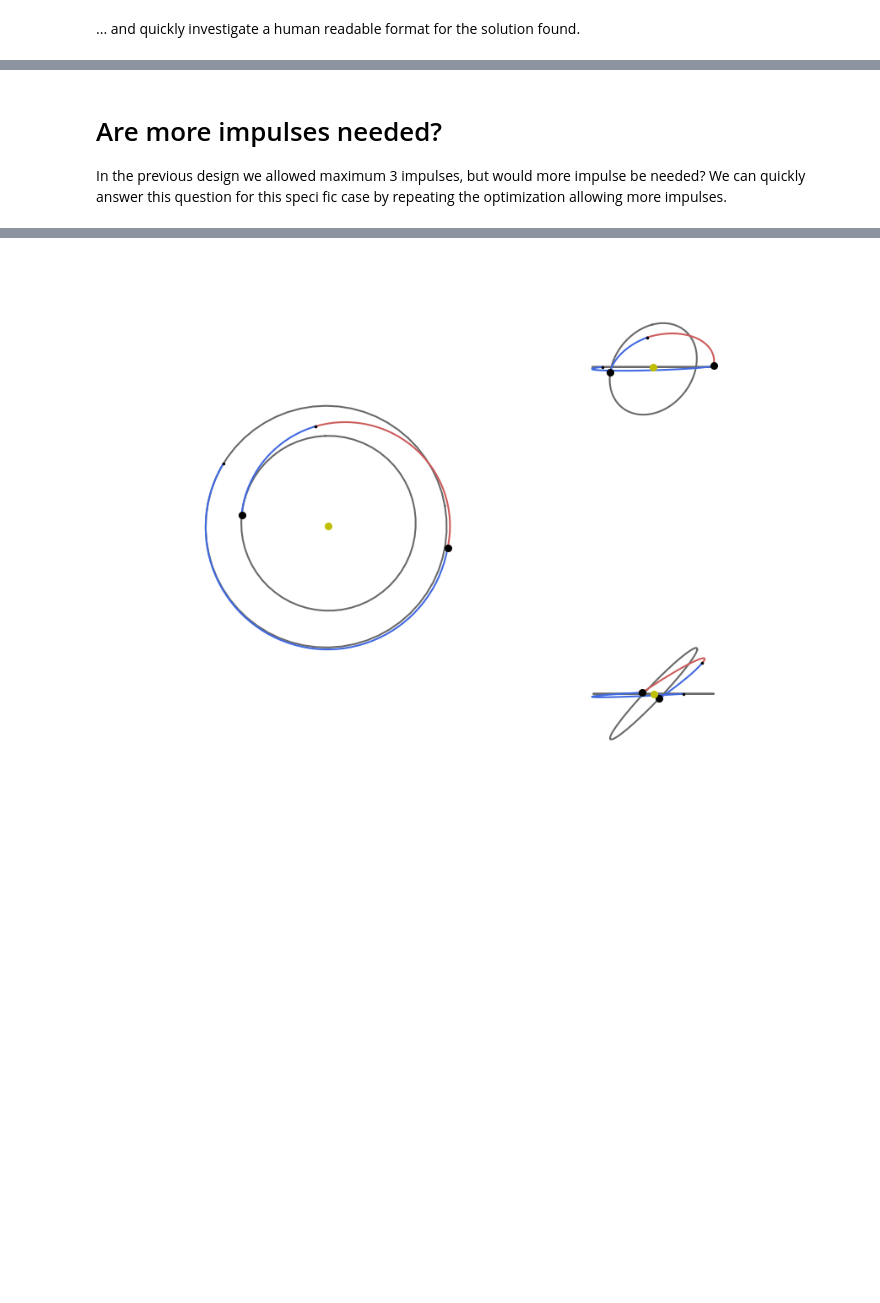
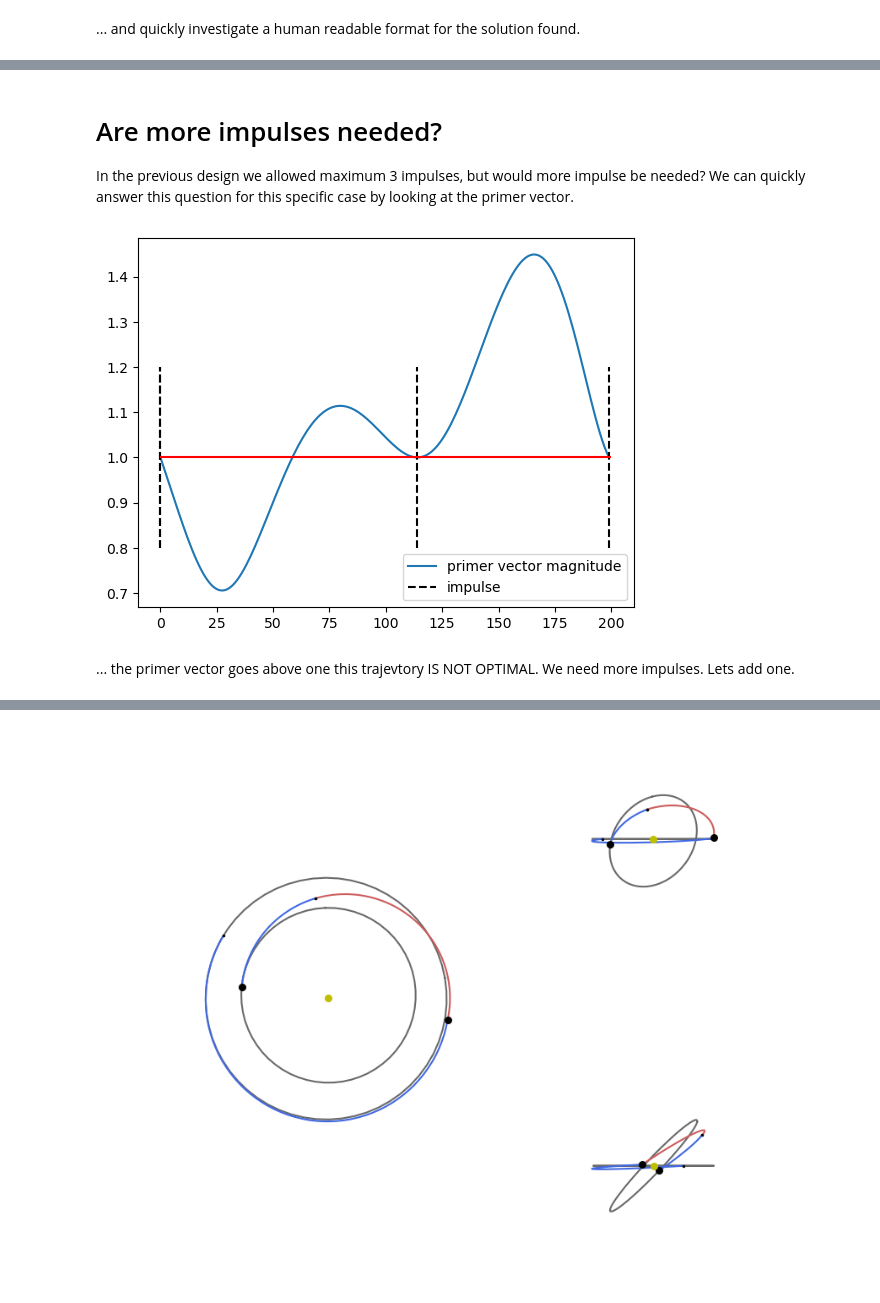
Before and after one commit to esa/kep3, a Jupyter notebook: doc/notebooks/udp_pl2pl_N_impulses.ipynb, the cells around one changed output, grey strips where cells are left out. Saved outputs shown, nothing was run; the diff lists cells and outputs as text; code cells hidden in the pictures; blank space fills up the shorter version.

Commit message:
Primer Vector Method added to pl2pl

```diff
--- a/doc/notebooks/udp_pl2pl_N_impulses.ipynb
+++ b/doc/notebooks/udp_pl2pl_N_impulses.ipynb
@@ -113,7 +113,12 @@ Tofs (days):  [205.94359053771774, 154.05640946228232]
 # %% [markdown]
 # Are more impulses needed?
-In the previous design we allowed maximum 3 impulses, but would more impulse be needed? We can quickly answer this question for this speci
-fic case by repeating the optimization allowing more impulses.
+In the previous design we allowed maximum 3 impulses, but would more impulse be needed? We can quickly answer this question for this specific case by looking at the primer vector.
+# %%
+ax, (grid, p) = udp3.plot_primer_vector(best_x_3)
+# %% [output]
+[figure, added]
+# %% [markdown]
+... the primer vector goes above one this trajevtory IS NOT OPTIMAL. We need more impulses. Lets add one.
 # %%
 udp4 = pk.trajopt.pl2pl_N_impulses(
     start=start,
```
Also changed, not shown: parts of 7 cells of this notebook, 2 other files.
